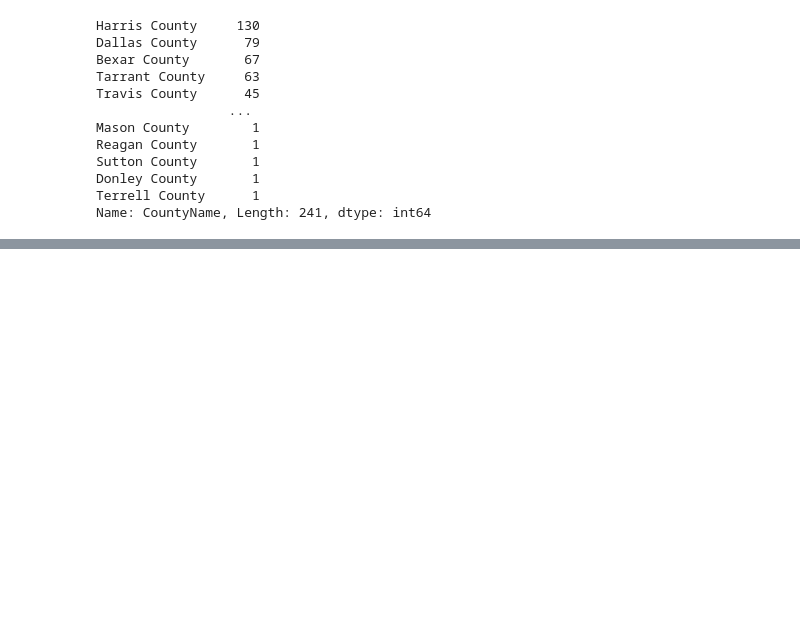
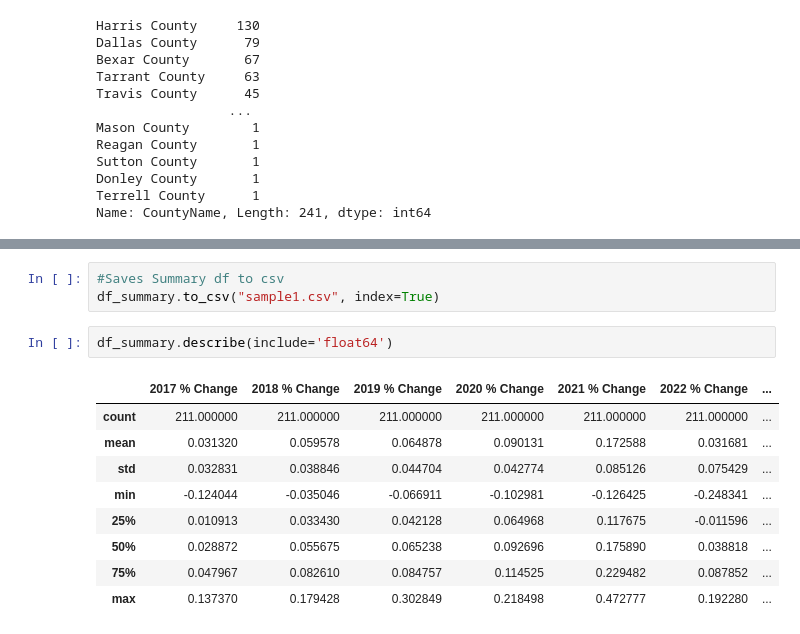
Before and after one commit to anitha0615/project_1, a Jupyter notebook: Analysis/housing_prices_bycounty.ipynb, the cells around one changed output, grey strips where cells are left out. Cells and saved outputs as stored; diff of their text form; blank space fills up the shorter version.

```diff
--- a/Analysis/housing_prices_bycounty.ipynb
+++ b/Analysis/housing_prices_bycounty.ipynb
@@ -90,0 +132,15 @@ Name: CountyName, Length: 241, dtype: int64
+# %%
+#Saves Summary df to csv
+df_summary.to_csv("sample1.csv", index=True)
+# %%
+df_summary.describe(include='float64')
+# %% [output]
+|  | 2017 % Change | 2018 % Change | 2019 % Change | 2020 % Change | 2021 % Change | 2022 % Change | ... |
+| count | 211.000000 | 211.000000 | 211.000000 | 211.000000 | 211.000000 | 211.000000 | ... |
+| mean | 0.031320 | 0.059578 | 0.064878 | 0.090131 | 0.172588 | 0.031681 | ... |
+| std | 0.032831 | 0.038846 | 0.044704 | 0.042774 | 0.085126 | 0.075429 | ... |
+| min | -0.124044 | -0.035046 | -0.066911 | -0.102981 | -0.126425 | -0.248341 | ... |
+| 25% | 0.010913 | 0.033430 | 0.042128 | 0.064968 | 0.117675 | -0.011596 | ... |
+| 50% | 0.028872 | 0.055675 | 0.065238 | 0.092696 | 0.175890 | 0.038818 | ... |
+| 75% | 0.047967 | 0.082610 | 0.084757 | 0.114525 | 0.229482 | 0.087852 | ... |
+| max | 0.137370 | 0.179428 | 0.302849 | 0.218498 | 0.472777 | 0.192280 | ... |
```
Also changed, not shown: parts of 6 cells of this notebook.
